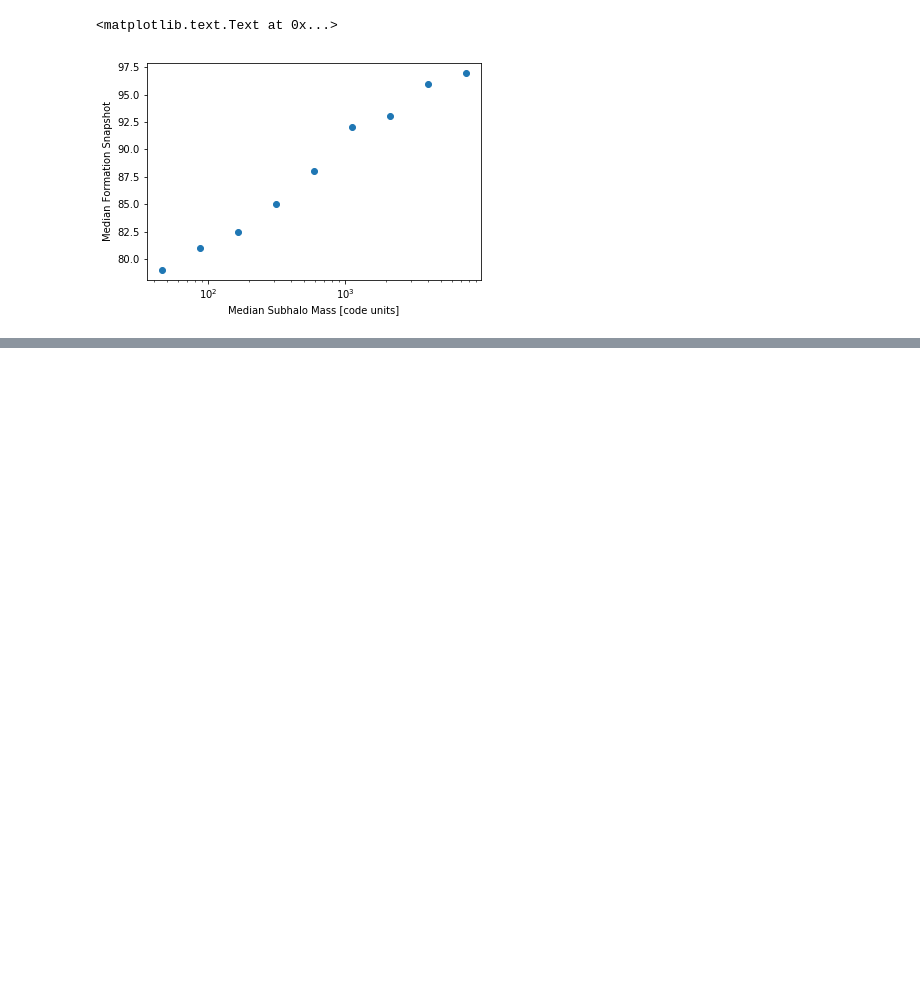
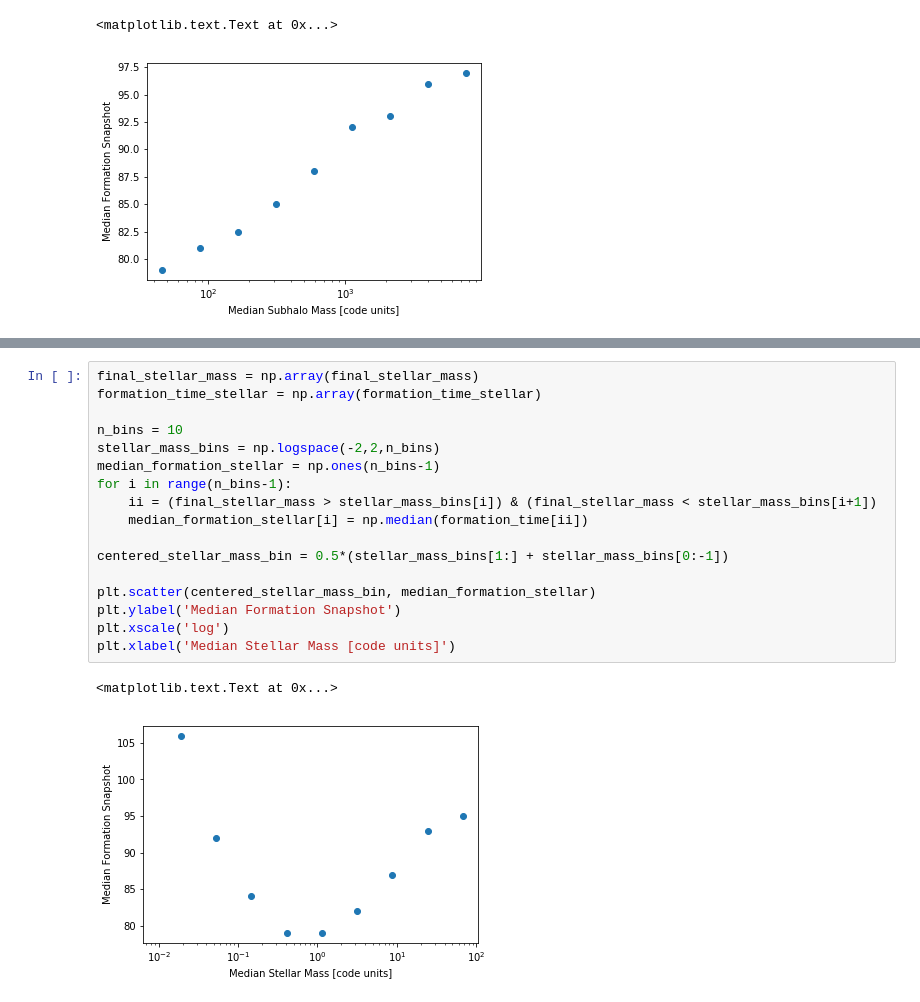
Before and after one commit to forero/AssemblyBias, a Jupyter notebook: explore/lowres.ipynb, the cells around one changed output, grey strips where cells are left out. Cells and saved outputs as stored; diff of their text form; blank space fills up the shorter version.

```diff
--- a/explore/lowres.ipynb
+++ b/explore/lowres.ipynb
@@ -69,0 +115,20 @@ plt.xlabel('Median Subhalo Mass [code units]')
+# %%
+final_stellar_mass = np.array(final_stellar_mass)
+formation_time_stellar = np.array(formation_time_stellar)
+
+n_bins = 10
+stellar_mass_bins = np.logspace(-2,2,n_bins)
+median_formation_stellar = np.ones(n_bins-1)
+for i in range(n_bins-1):
+    ii = (final_stellar_mass > stellar_mass_bins[i]) & (final_stellar_mass < stellar_mass_bins[i+1])
+    median_formation_stellar[i] = np.median(formation_time[ii])
+
+centered_stellar_mass_bin = 0.5*(stellar_mass_bins[1:] + stellar_mass_bins[0:-1])
+
+plt.scatter(centered_stellar_mass_bin, median_formation_stellar)
+plt.ylabel('Median Formation Snapshot')
+plt.xscale('log')
+plt.xlabel('Median Stellar Mass [code units]')
+# %% [output]
+<matplotlib.text.Text at 0x...>
+[figure, added]
```
Also changed, not shown: parts of 6 cells of this notebook.
